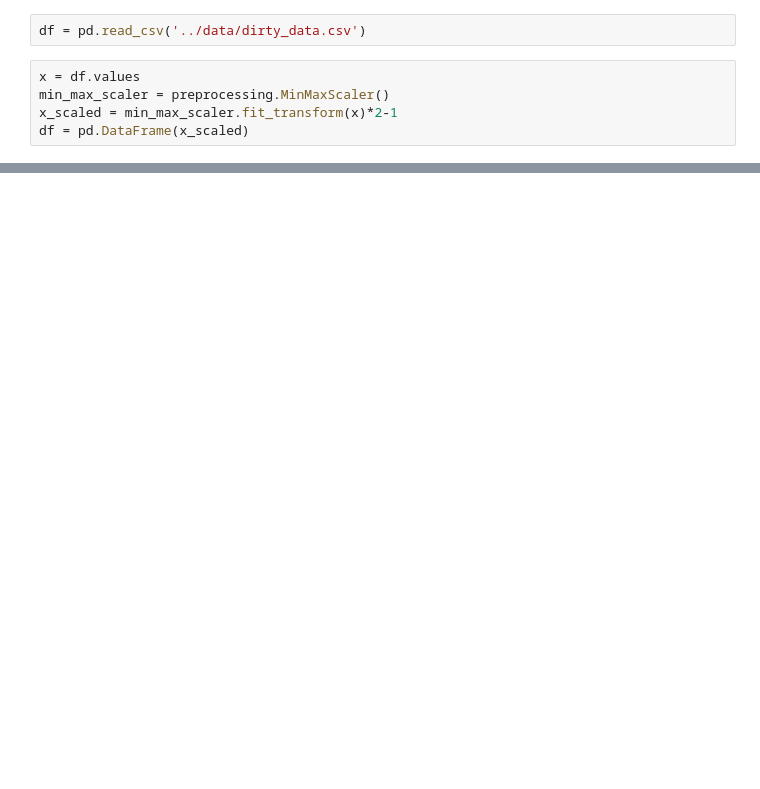
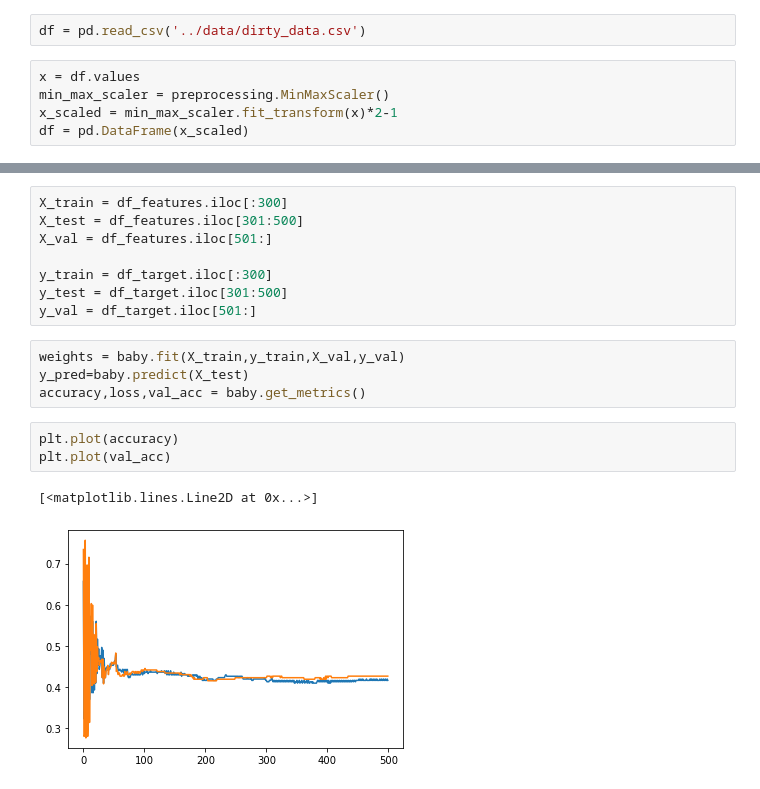
Before and after one commit to Pliploop/Perceptron_from_scratch, a Jupyter notebook: notebooks/EDA.ipynb, the cells around one changed output, grey strips where cells are left out. Drawn from its saved outputs; the diff is of its cells as text; blank space fills up the shorter version.

```diff
--- a/notebooks/EDA.ipynb
+++ b/notebooks/EDA.ipynb
@@ -26,0 +45,18 @@ df
+# %%
+X_train = df_features.iloc[:300]
+X_test = df_features.iloc[301:500]
+X_val = df_features.iloc[501:]
+
+y_train = df_target.iloc[:300]
+y_test = df_target.iloc[301:500]
+y_val = df_target.iloc[501:]
+# %%
+weights = baby.fit(X_train,y_train,X_val,y_val)
+y_pred=baby.predict(X_test)
+accuracy,loss,val_acc = baby.get_metrics()
+# %%
+plt.plot(accuracy)
+plt.plot(val_acc)
+# %% [output]
+[<matplotlib.lines.Line2D at 0x...>]
+[figure, added]
```
Also changed, not shown: parts of 20 cells of this notebook, 1 other file.
